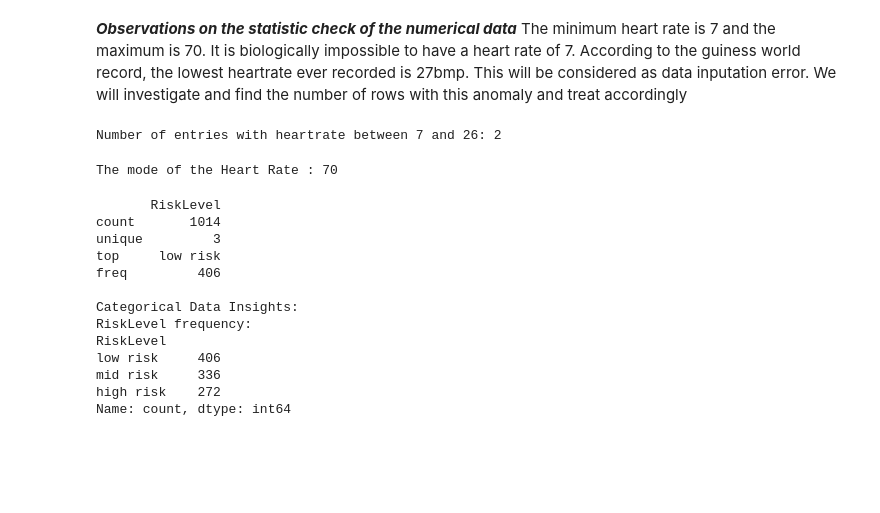
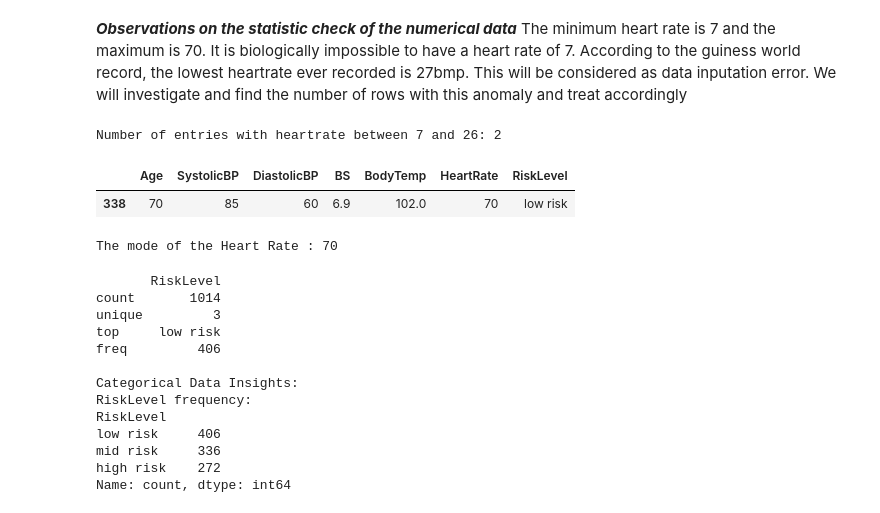
Before and after one commit to Maryannrichard/Maternal_health_research, a Jupyter notebook: MATERNAL_HEALTH_ML_CODE.ipynb, the cells around one changed output. Cells and saved outputs as stored; diff of their text form; code cells hidden in the pictures; blank space fills up the shorter version.

```diff
--- a/MATERNAL_HEALTH_ML_CODE.ipynb
+++ b/MATERNAL_HEALTH_ML_CODE.ipynb
@@ -173,6 +173,13 @@ hrt_anomaly = df[(df['HeartRate'] >= 7) & (df['HeartRate'] <= 26)].shape[0]
 print(f"Number of entries with heartrate between 7 and 26: {hrt_anomaly}")
 # %% [output]
 Number of entries with heartrate between 7 and 26: 2
+# %%
+age_70 = df[(df['Age'] >=70)]
+# %%
+age_70
+# %% [output]
+|  | Age | SystolicBP | DiastolicBP | BS | BodyTemp | HeartRate | RiskLevel |
+| 338 | 70 | 85 | 60 | 6.9 | 102.0 | 70 | low risk |
 # %%
 # Check for the mode of the HeartRate column
 hrt_mode = df['HeartRate'].mode()[0]
```
